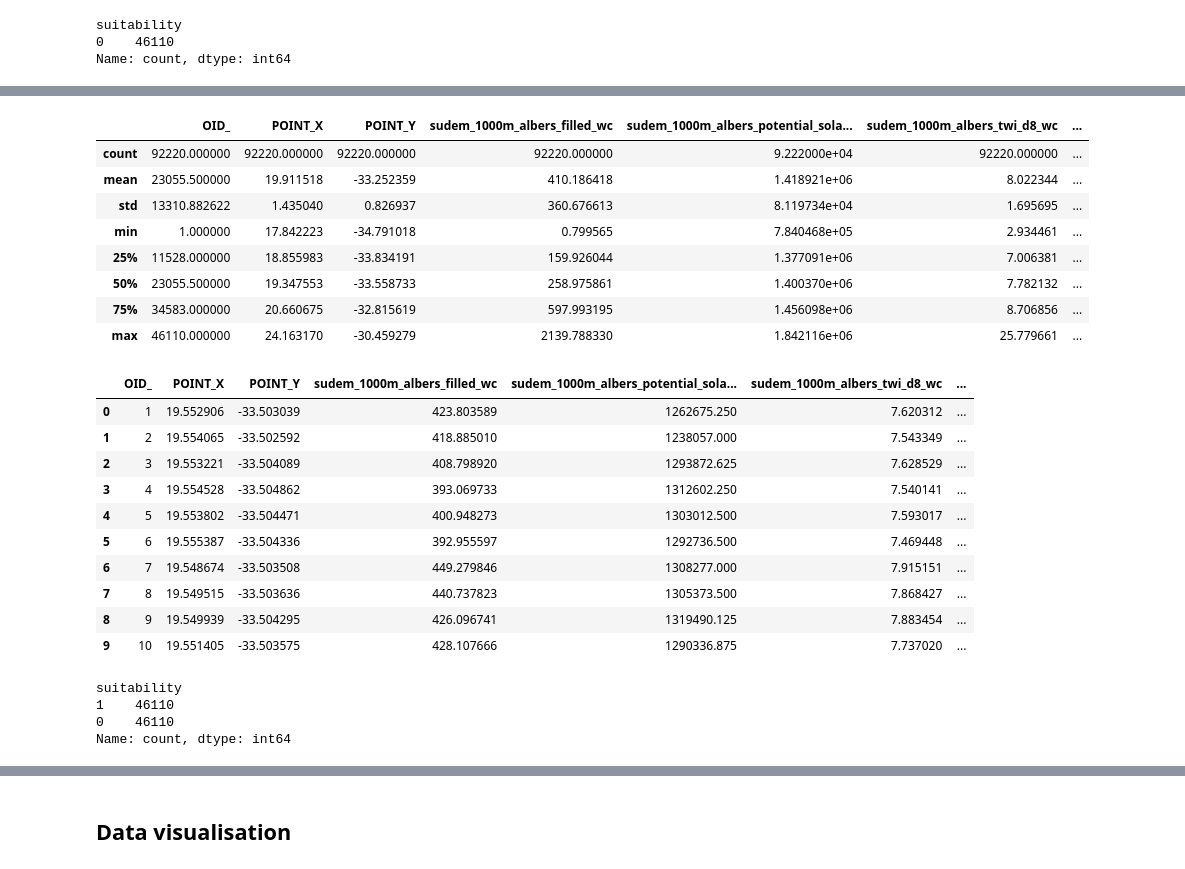
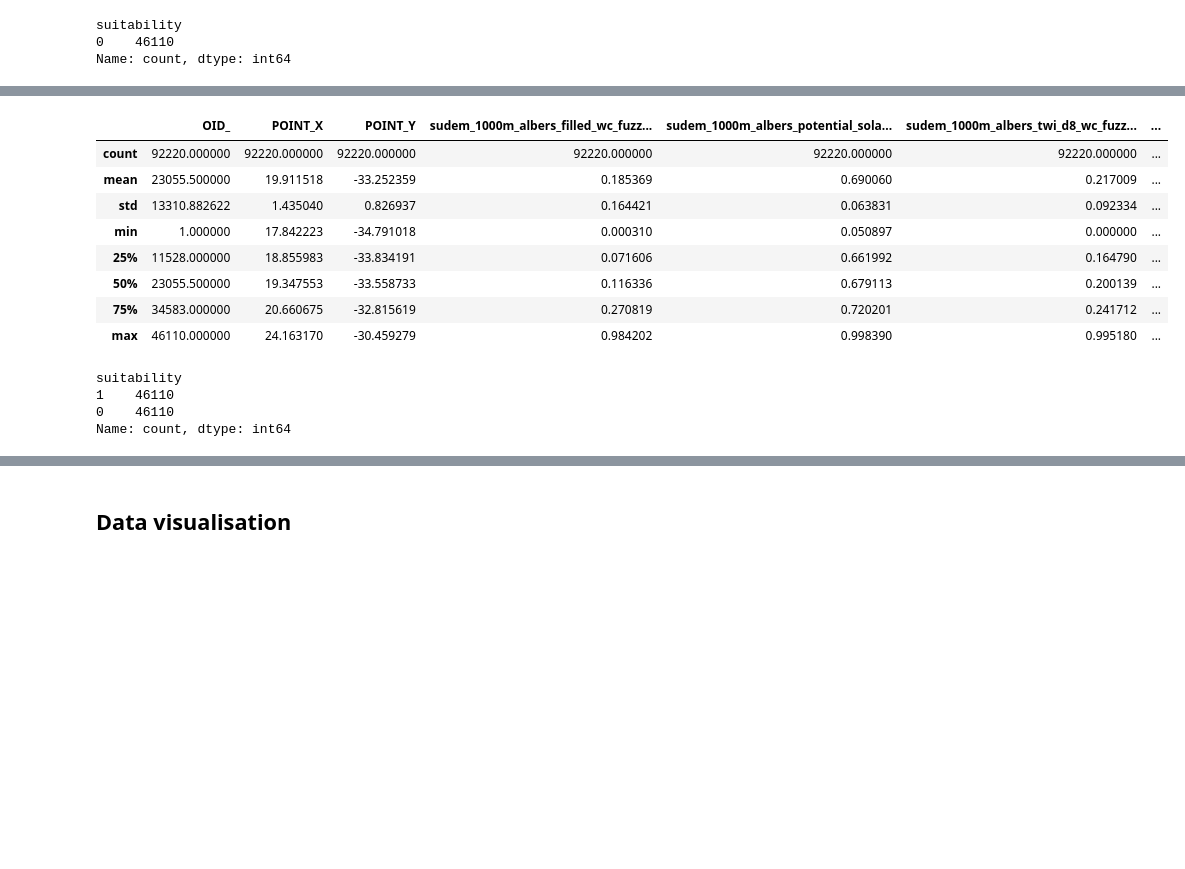
Before and after one commit to charlesmudima/vineyard-establishment-using-xgboost, a Jupyter notebook: models/xgboost-model-training-feature-seleciton.ipynb, the cells around one changed output, grey strips where cells are left out. Saved outputs shown, nothing was run; the diff lists cells and outputs as text; code cells hidden in the pictures; blank space fills up the shorter version.

```diff
--- a/models/xgboost-model-training-feature-seleciton.ipynb
+++ b/models/xgboost-model-training-feature-seleciton.ipynb
@@ -37,8 +37,8 @@ pd.set_option('display.max_columns', None)
 # presence_df = pd.read_csv('C:/Users/charl/Desktop/__Thesis - Research/Github/vineyard-establishment-using-xgboost/points_data/points_of_presence_test_old.csv', delimiter=';')
 # absence_df = pd.read_csv('C:/Users/charl/Desktop/__Thesis - Research/Github/vineyard-establishment-using-xgboost/points_data/points_of_absence_test_old.csv', delimiter=';')
 
-presence_df = pd.read_csv('C:/Users/charl/Desktop/__Thesis - Research/Github/vineyard-establishment-using-xgboost/input_points_data/points_for_training/points_of_presence_test_new.csv', delimiter=';')
-absence_df = pd.read_csv('C:/Users/charl/Desktop/__Thesis - Research/Github/vineyard-establishment-using-xgboost/input_points_data/points_for_training/points_of_absence_test_new.csv', delimiter=';')
+presence_df = pd.read_csv('C:/Users/charl/Desktop/__Thesis - Research/Github/vineyard-establishment-using-xgboost/input_points_data/points_for_training/standardised_points_of_presence.csv', delimiter=';')
+absence_df = pd.read_csv('C:/Users/charl/Desktop/__Thesis - Research/Github/vineyard-establishment-using-xgboost/input_points_data/points_for_training/standardised_points_of_absence.csv', delimiter=';')
 
 print("Presence info", presence_df.shape)
 print("Absence info", absence_df.shape)
@@ -143,4 +117,7 @@ euclidean_distance_rivers_1000m_albers_wc         0
 dtype: int64
+# %%
+# Forgot to name the rainfall column correctly, I need to rename it
+presence_df.rename(columns={'composite_rainfall_sum_1000m_albers_k30_wc_fuzzy_linear_1':'composite_rainfall_sum_1000m_albers_k30_wc_fuzzy_linear'}, inplace=True)
 # %%
 # Adding suitability column to both df and assigning a value of 1 to where there vineyards and 0 where there are no vineyards
 
@@ -221,13 +200,25 @@ dtype: object
 def clean_and_convert(x):
     return x.str.replace(',', '.').astype('float')
 
-columns_to_convert = ['POINT_X', 'POINT_Y', 'sudem_1000m_albers_filled_wc', 'sudem_1000m_albers_potential_solar_rad_wh2m_wc',
-                        'sudem_1000m_albers_twi_d8_wc', 'sudem_1000m_albers_slope_degree_wc', 'sudem_1000m_albers_slope_wc',
-                        'sudem_1000m_albers_aspect_wc', 'sudem_1000m_albers_flow_network_wc', 'sudem_1000m_albers_curvature_wc',
-                        'composite_temp_mean_1000m_k30_wc', 'composite_temp_min_1000m_k30_wc', 'composite_temp_max_1000m_k30_wc',
-                        'composite_rainfall_sum_1000m_k30_wc', 'composite_gdd_grapes_1000m_wc', 'composite_AETI_1000m_albers_wc',
-                        'nitrogen_0_to_5cm_1000m_albers_wc', 'sand_0_to_5cm_1000m_albers_wc', 'soc_0_to_5cm_1000m_albers_wc',
-                        'clay_content_0_to_5cm_1000m_albers_wc', 'soil_ph_0_to_5cm_1000m_albers_wc', 'silt_0_to_5cm_1000m_albers_wc'] # Add all relevant columns
+# This is for the non-standardised data
+# columns_to_convert = ['POINT_X', 'POINT_Y', 'sudem_1000m_albers_filled_wc', 'sudem_1000m_albers_potential_solar_rad_wh2m_wc',
+#                         'sudem_1000m_albers_twi_d8_wc', 'sudem_1000m_albers_slope_degree_wc', 'sudem_1000m_albers_slope_wc',
+#                         'sudem_1000m_albers_aspect_wc', 'sudem_1000m_albers_flow_network_wc', 'sudem_1000m_albers_curvature_wc',
+#                         'composite_temp_mean_1000m_k30_wc', 'composite_temp_min_1000m_k30_wc', 'composite_temp_max_1000m_k30_wc',
+#                         'composite_rainfall_sum_1000m_k30_wc', 'composite_gdd_grapes_1000m_wc', 'composite_AETI_1000m_albers_wc',
+#                         'nitrogen_0_to_5cm_1000m_albers_wc', 'sand_0_to_5cm_1000m_albers_wc', 'soc_0_to_5cm_1000m_albers_wc',
+#                         'clay_content_0_to_5cm_1000m_albers_wc', 'soil_ph_0_to_5cm_1000m_albers_wc', 'silt_0_to_5cm_1000m_albers_wc']
+
+# This is for the standardised data
+# Note that the rainfall variable might be different from the non-standardised data (the other contains albers in the name and the other does not)
+columns_to_convert = ['POINT_X', 'POINT_Y', 'sudem_1000m_albers_filled_wc_fuzzy_linear', 'sudem_1000m_albers_potential_solar_rad_wh2m_wc_fuzzy_linear',
+                        'sudem_1000m_albers_twi_d8_wc_fuzzy_linear', 'sudem_1000m_albers_slope_degree_wc_fuzzy_linear', 'sudem_1000m_albers_slope_wc_fuzzy_linear',
+                        'sudem_1000m_albers_aspect_wc_fuzzy_linear', 'sudem_1000m_albers_flow_network_wc_fuzzy_linear', 'sudem_1000m_albers_curvature_wc_fuzzy_linear',
+                        'composite_temp_mean_1000m_k30_wc_fuzzy_linear', 'composite_temp_min_1000m_k30_wc_fuzzy_linear', 'composite_temp_max_1000m_k30_wc_fuzzy_linear',
+                        'composite_rainfall_sum_1000m_k30_wc_fuzzy_linear', 'composite_gdd_grapes_1000m_wc_fuzzy_linear', 'composite_AETI_1000m_albers_wc_fuzzy_linear',
+                        'nitrogen_0_to_5cm_1000m_albers_wc_fuzzy_linear', 'sand_0_to_5cm_1000m_albers_wc_fuzzy_linear', 'soc_0_to_5cm_1000m_albers_wc_fuzzy_linear',
+                        'clay_content_0_to_5cm_1000m_albers_wc_fuzzy_linear', 'soil_ph_0_to_5cm_1000m_albers_wc_fuzzy_linear', 'silt_0_to_5cm_1000m_albers_wc_fuzzy_linear']
+
 for col in columns_to_convert:
     combined_df[col] = clean_and_convert(combined_df[col])
 # %%
@@ -254,30 +245,19 @@ dtype: object
 # %%
 # Describe the data and check for nulls again
 
 combined_df.describe()
-combined_df.head(10)
+# combined_df.head(10)
 combined_df['suitability'].value_counts()
 # %% [output]
-|  | OID_ | POINT_X | POINT_Y | sudem_1000m_albers_filled_wc | sudem_1000m_albers_potential_sola... | sudem_1000m_albers_twi_d8_wc | ... |
-| count | 92220.000000 | 92220.000000 | 92220.000000 | 92220.000000 | 9.222000e+04 | 92220.000000 | ... |
-| mean | 23055.500000 | 19.911518 | -33.252359 | 410.186418 | 1.418921e+06 | 8.022344 | ... |
-| std | 13310.882622 | 1.435040 | 0.826937 | 360.676613 | 8.119734e+04 | 1.695695 | ... |
-| min | 1.000000 | 17.842223 | -34.791018 | 0.799565 | 7.840468e+05 | 2.934461 | ... |
-| 25% | 11528.000000 | 18.855983 | -33.834191 | 159.926044 | 1.377091e+06 | 7.006381 | ... |
-| 50% | 23055.500000 | 19.347553 | -33.558733 | 258.975861 | 1.400370e+06 | 7.782132 | ... |
-| 75% | 34583.000000 | 20.660675 | -32.815619 | 597.993195 | 1.456098e+06 | 8.706856 | ... |
-| max | 46110.000000 | 24.163170 | -30.459279 | 2139.788330 | 1.842116e+06 | 25.779661 | ... |
+|  | OID_ | POINT_X | POINT_Y | sudem_1000m_albers_filled_wc_fuzz... | sudem_1000m_albers_potential_sola... | sudem_1000m_albers_twi_d8_wc_fuzz... | ... |
+| count | 92220.000000 | 92220.000000 | 92220.000000 | 92220.000000 | 92220.000000 | 92220.000000 | ... |
+| mean | 23055.500000 | 19.911518 | -33.252359 | 0.185369 | 0.690060 | 0.217009 | ... |
+| std | 13310.882622 | 1.435040 | 0.826937 | 0.164421 | 0.063831 | 0.092334 | ... |
+| min | 1.000000 | 17.842223 | -34.791018 | 0.000310 | 0.050897 | 0.000000 | ... |
+| 25% | 11528.000000 | 18.855983 | -33.834191 | 0.071606 | 0.661992 | 0.164790 | ... |
+| 50% | 23055.500000 | 19.347553 | -33.558733 | 0.116336 | 0.679113 | 0.200139 | ... |
+| 75% | 34583.000000 | 20.660675 | -32.815619 | 0.270819 | 0.720201 | 0.241712 | ... |
+| max | 46110.000000 | 24.163170 | -30.459279 | 0.984202 | 0.998390 | 0.995180 | ... |
-|  | OID_ | POINT_X | POINT_Y | sudem_1000m_albers_filled_wc | sudem_1000m_albers_potential_sola... | sudem_1000m_albers_twi_d8_wc | ... |
-| 0 | 1 | 19.552906 | -33.503039 | 423.803589 | 1262675.250 | 7.620312 | ... |
-| 1 | 2 | 19.554065 | -33.502592 | 418.885010 | 1238057.000 | 7.543349 | ... |
-| 2 | 3 | 19.553221 | -33.504089 | 408.798920 | 1293872.625 | 7.628529 | ... |
-| 3 | 4 | 19.554528 | -33.504862 | 393.069733 | 1312602.250 | 7.540141 | ... |
-| 4 | 5 | 19.553802 | -33.504471 | 400.948273 | 1303012.500 | 7.593017 | ... |
-| 5 | 6 | 19.555387 | -33.504336 | 392.955597 | 1292736.500 | 7.469448 | ... |
-| 6 | 7 | 19.548674 | -33.503508 | 449.279846 | 1308277.000 | 7.915151 | ... |
-| 7 | 8 | 19.549515 | -33.503636 | 440.737823 | 1305373.500 | 7.868427 | ... |
-| 8 | 9 | 19.549939 | -33.504295 | 426.096741 | 1319490.125 | 7.883454 | ... |
-| 9 | 10 | 19.551405 | -33.503575 | 428.107666 | 1290336.875 | 7.737020 | ... |
 suitability
 1    46110
 0    46110
```
Also changed, not shown: parts of 81 cells of this notebook, 6 other files.
